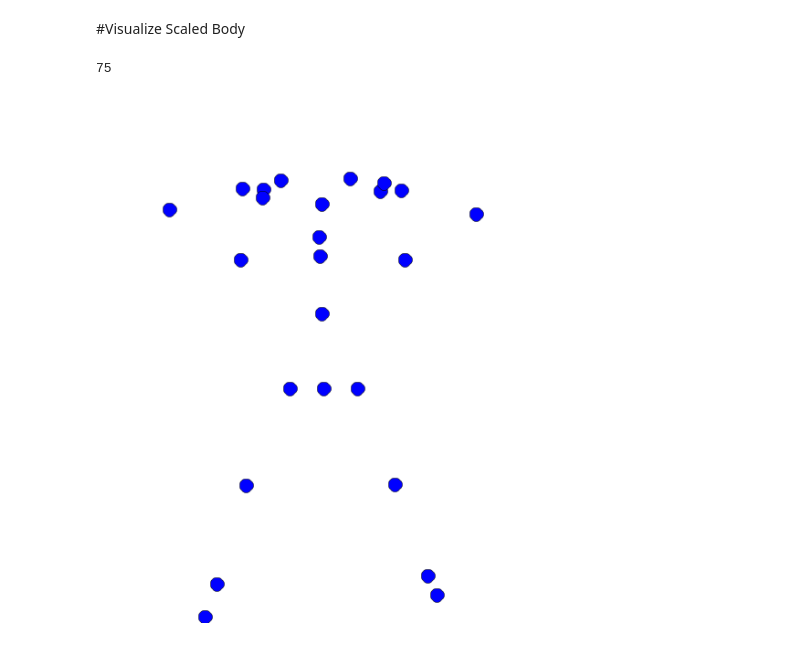
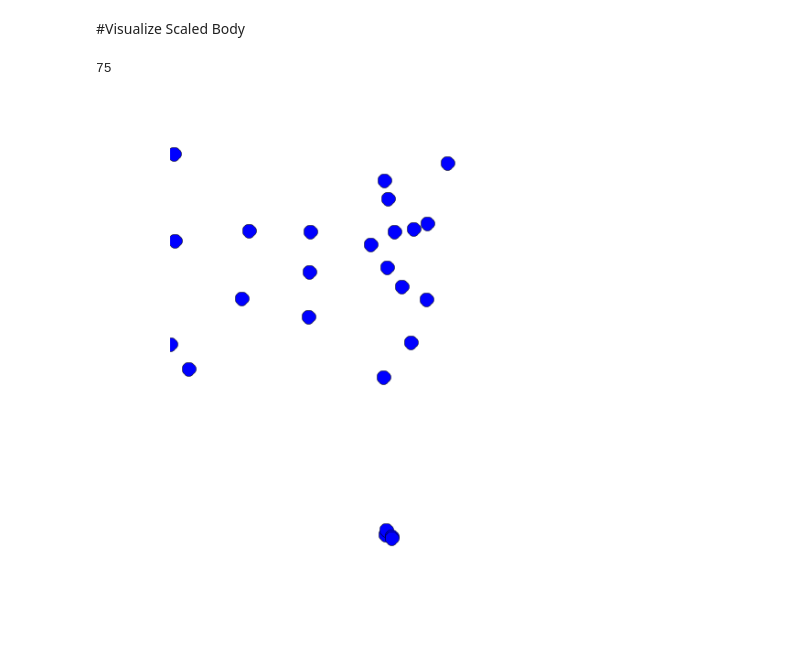
Before and after one commit to bgarcia7/ai_trainer, a Jupyter notebook: development_notebooks/Data Preprocessing.ipynb, the cells around one changed output. Cells and saved outputs as stored; diff of their text form; code cells hidden in the pictures.

```diff
--- a/development_notebooks/Data Preprocessing.ipynb
+++ b/development_notebooks/Data Preprocessing.ipynb
@@ -24,9 +25,9 @@ import labels
 #Step 1: Import Data
 # %%
 #=====[ Get labels ]=====
-y = labels.labels13
-print 'Number of labeled squats: %d' % len(y)
+y = pushup_labels2.labels29
+print 'Number of labeled pushups: %d' % len(y)
 
-file_to_open =  '../squatData.txt'
-file_to_save = '../data/squat_coords/squats13.p'
+file_to_open =  '../data/raw_data/squat_pushupData_10to20/pushupData29.txt'
+file_to_save = '../data/pushup_coords/pushups29.p'
 # %% [output]
@@ -76,7 +77,7 @@ def in_new_squat(y_coords, height, index, delta):
 #=====[ For squats: usual epsilon ~ 0.1, gamma ~ 20, delta ~ 0.5, beta ~ 1 ]=====
 #=====[ For pushups: usual epsilon ~ 0.1, gamma ~ 20, delta ~ 0.2, beta ~ 1 ]=====
 
-def get_local_mins(y_coords, epsilon=0.1, gamma=20, delta=0.5, beta=1):
+def get_local_mins(y_coords, epsilon=0.5, gamma=20, delta=0.2, beta=2):
 
     local_mins = []
     height = np.min(y_coords[len(y_coords)/3:len(y_coords)*2/3])
@@ -222,7 +241,7 @@ def plotBody(df,frame,z_coords=False):
         plt.axis('off')
         figure.savefig('squat_coords_1.png',dpi=200)
 # %%
-plotBody(reps[2],2,True)
+plotBody(reps[2],20,True)
 # %% [output]
 75
-[figure, old version]
+[figure, new version]
```
Also changed, not shown: parts of 9 cells of this notebook, 43 other files.
